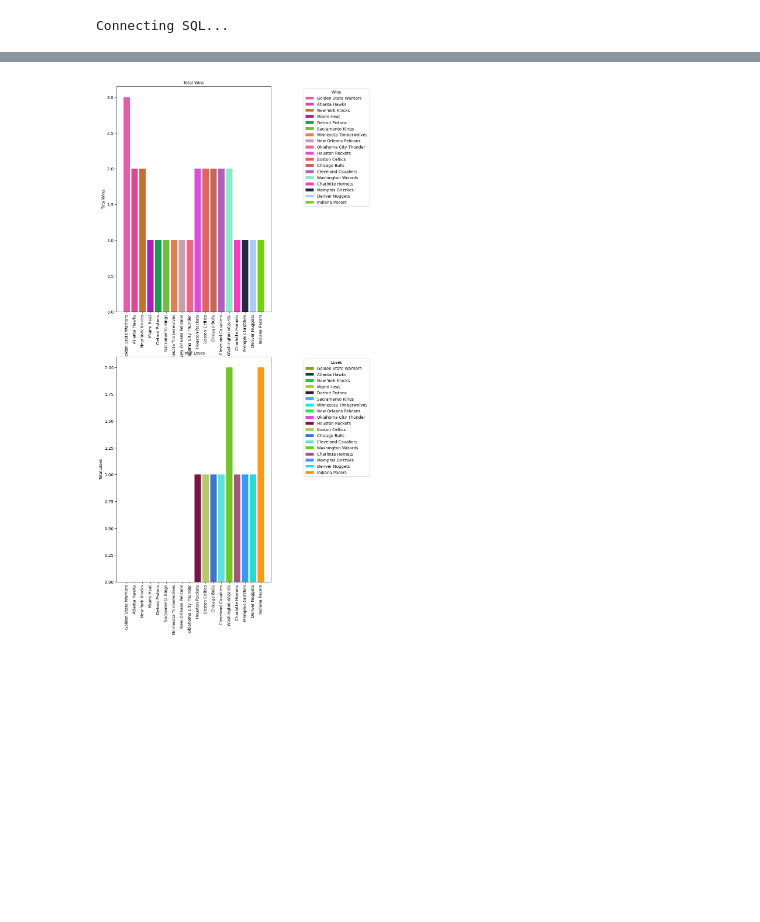
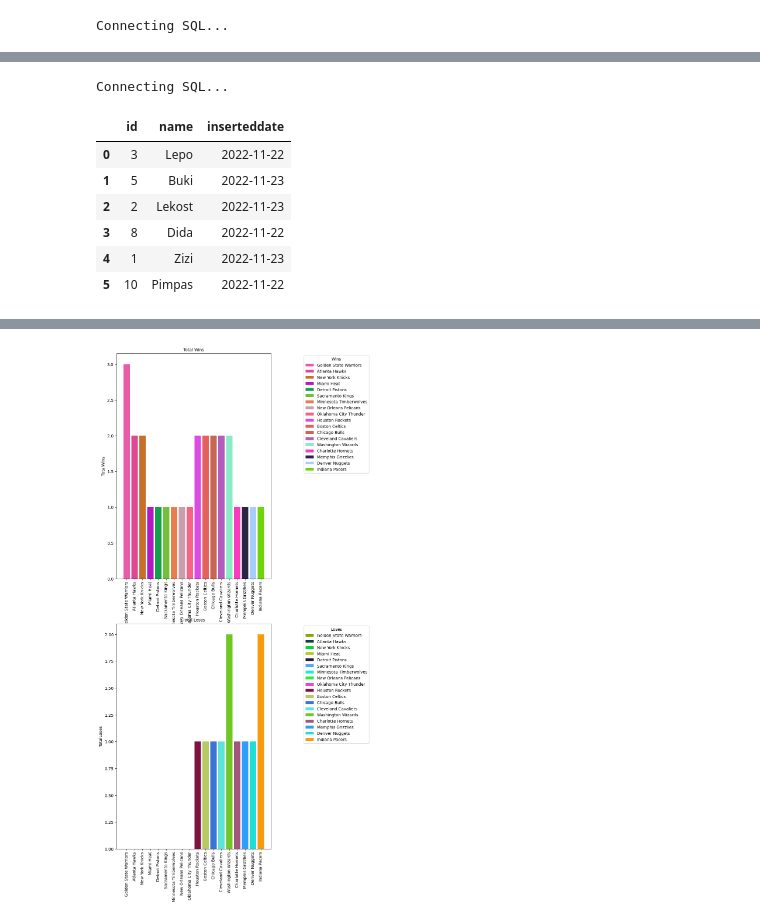
Before and after one commit to bujarkreci/jupyter-project, a Jupyter notebook: callPostgreEx/SQLServerCSVfiles.ipynb, the cells around one changed output, grey strips where cells are left out. Drawn from its saved outputs; the diff is of its cells as text; code cells hidden in the pictures; blank space fills up the shorter version.

```diff
--- a/callPostgreEx/SQLServerCSVfiles.ipynb
+++ b/callPostgreEx/SQLServerCSVfiles.ipynb
@@ -20,0 +48,29 @@ Connecting SQL...
+# %%
+#UDTT parameter in SP with multiple various columns datatypes
+from app.db import connectWriteSQL
+import pandas as pd
+from sqlalchemy import bindparam, text, String, Date, Integer
+import numpy as np
+
+con = connectWriteSQL()
+
+table_values = [[1,'Zizi','20221123'], [10, 'Pimpas','20221122']]  # list of tuples
+
+stmt = text("EXEC [dbo].[testProcVarious] @tvp = :table_values")
+
+stmt = stmt.bindparams(
+                bindparam('table_values', value=table_values)
+            )
+
+res = pd.read_sql_query(stmt, con)
+
+res
+# %% [output]
+Connecting SQL...
+|  | id | name | inserteddate |
+| 0 | 3 | Lepo | 2022-11-22 |
+| 1 | 5 | Buki | 2022-11-23 |
+| 2 | 2 | Lekost | 2022-11-23 |
+| 3 | 8 | Dida | 2022-11-22 |
+| 4 | 1 | Zizi | 2022-11-23 |
+| 5 | 10 | Pimpas | 2022-11-22 |
```
Also changed, not shown: parts of 4 cells of this notebook, 7 other files.
